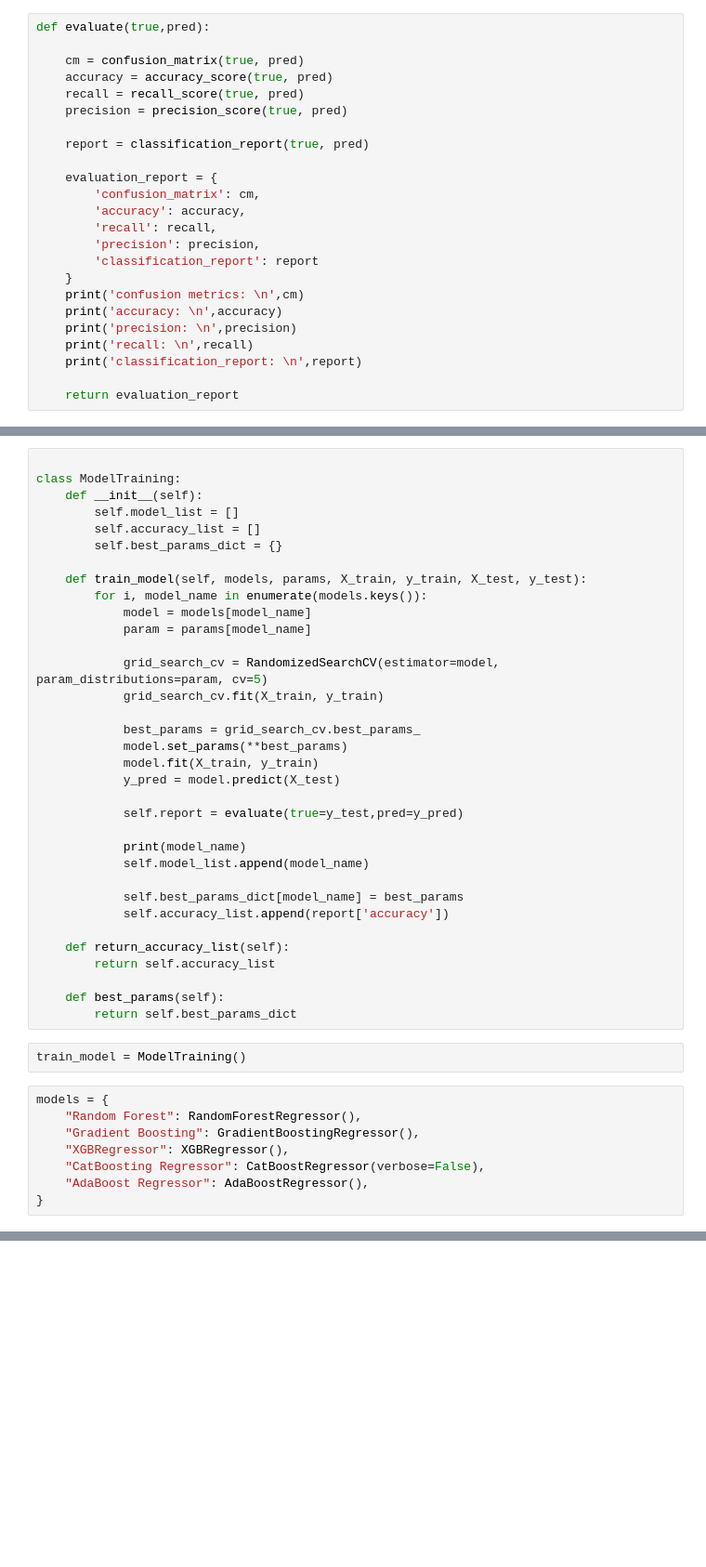
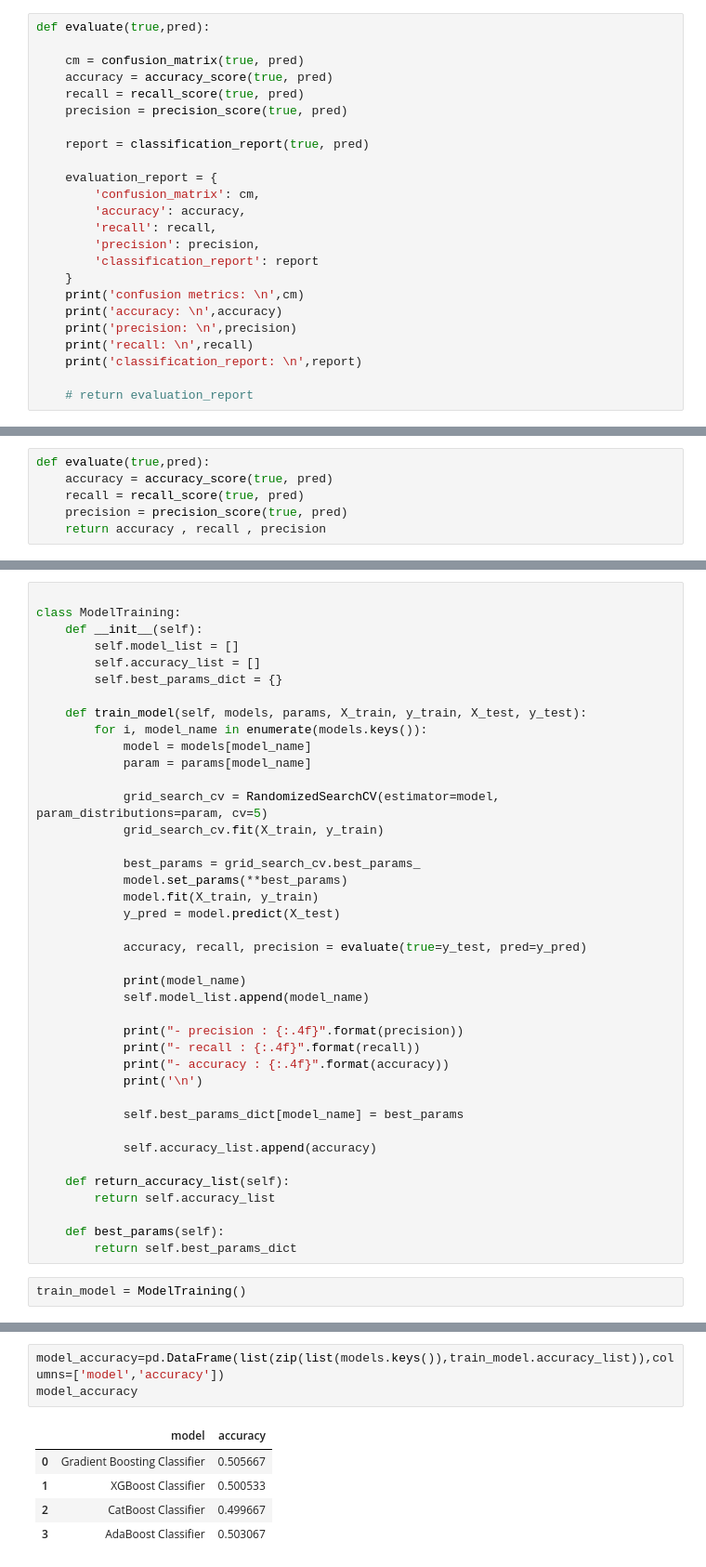
Before and after one commit to GyanPrakashkushwaha/Customer-Churn-Prediction, a Jupyter notebook: experiments/training_and_transformation.ipynb, the cells around one changed output, grey strips where cells are left out. Shown at 93% size. Saved outputs shown, nothing was run; the diff lists cells and outputs as text; blank space fills up the shorter version.

Commit message:
training keras model.

```diff
--- a/experiments/training_and_transformation.ipynb
+++ b/experiments/training_and_transformation.ipynb
@@ -109,7 +112,7 @@ def evaluate(true,pred):
     print('recall: \n',recall)
     print('classification_report: \n',report)
 
-    return evaluation_report
+    # return evaluation_report
 # %%
 y_pred = rfc.predict(X_test)
 # %%
@@ -147,3 +148,9 @@ ImportError: cannot import name 'XGBClassifier' from 'xgboost' (unknown location
+# %%
+def evaluate(true,pred):
+    accuracy = accuracy_score(true, pred)
+    recall = recall_score(true, pred)
+    precision = precision_score(true, pred)
+    return accuracy , recall , precision
 # %%
 params = {
     "Gradient Boosting Classifier": {
@@ -202,13 +209,19 @@ class ModelTraining:
             model.fit(X_train, y_train)
             y_pred = model.predict(X_test)
 
-            self.report = evaluate(true=y_test,pred=y_pred)
+            accuracy, recall, precision = evaluate(true=y_test, pred=y_pred)
 
             print(model_name)
             self.model_list.append(model_name)
 
+            print("- precision : {:.4f}".format(precision))
+            print("- recall : {:.4f}".format(recall))
+            print("- accuracy : {:.4f}".format(accuracy))
+            print('\n')
+
             self.best_params_dict[model_name] = best_params
-            self.accuracy_list.append(report['accuracy'])
+
+            self.accuracy_list.append(accuracy)
 
     def return_accuracy_list(self):
         return self.accuracy_list
@@ -217,14 +230,6 @@ class ModelTraining:
         return self.best_params_dict
 # %%
 train_model = ModelTraining()
-# %%
-models = {
-    "Random Forest": RandomForestRegressor(),
-    "Gradient Boosting": GradientBoostingRegressor(),
-    "XGBRegressor": XGBRegressor(),
-    "CatBoosting Regressor": CatBoostRegressor(verbose=False),
-    "AdaBoost Regressor": AdaBoostRegressor(),
-}
 # %%
 train_model.train_model(models=models,params=params,X_train=X_train,y_train=y_train,X_test=X_test,y_test=y_test)
 # %% [output]
@@ -231,0 +275,9 @@ NameError: name 'models' is not defined
+# %%
+model_accuracy=pd.DataFrame(list(zip(list(models.keys()),train_model.accuracy_list)),columns=['model','accuracy'])
+model_accuracy
+# %% [output]
+|  | model | accuracy |
+| 0 | Gradient Boosting Classifier | 0.505667 |
+| 1 | XGBoost Classifier | 0.500533 |
+| 2 | CatBoost Classifier | 0.499667 |
+| 3 | AdaBoost Classifier | 0.503067 |
```
Also changed, not shown: parts of 6 cells of this notebook, 2 other files.
